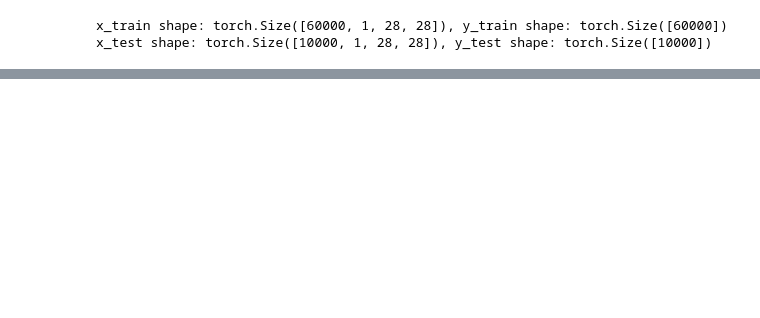
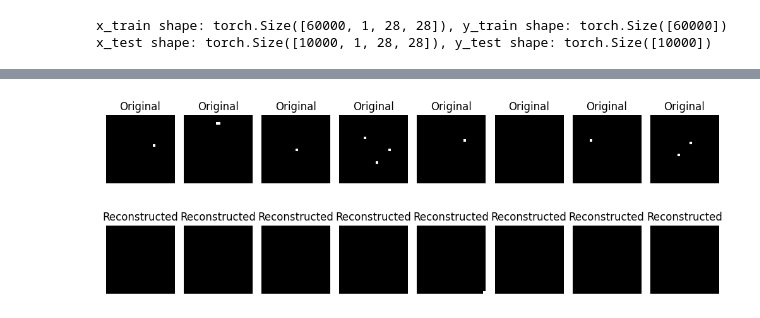
Before and after one commit to duriantaco/BSvarautonet, a Jupyter notebook: bsautoattn_pt.ipynb, the cells around one changed output, grey strips where cells are left out. Cells and saved outputs as stored; diff of their text form; code cells hidden in the pictures; blank space fills up the shorter version.

```diff
--- a/bsautoattn_pt.ipynb
+++ b/bsautoattn_pt.ipynb
@@ -173,11 +183,11 @@ class AutoEncoderWithAttention(nn.Module):
         x = self.decoder(x)
         return x
 
-    def clamp_weights(self):
-        # Enforce non-negative weights
-        for m in self.modules():
-            if isinstance(m, nn.Conv2d) or isinstance(m, nn.ConvTranspose2d):
-                m.weight.data.clamp_(0)
+    # def clamp_weights(self):
+    #     # Enforce non-negative weights
+    #     for m in self.modules():
+    #         if isinstance(m, nn.Conv2d) or isinstance(m, nn.ConvTranspose2d):
+    #             m.weight.data.clamp_(0)
 
     def reconstruct_image(self, x_out):
         x_out2 = x_out.view(-1, 28, 28, self.input_channels)
@@ -186,7 +196,7 @@ class AutoEncoderWithAttention(nn.Module):
         return x_out3
 
 # Instantiate the model with 8 input channels
-model = AutoEncoderWithAttention(input_channels=8)
+model = AutoEncoderWithAttention(input_channels=8).to(device)
 optimizer = optim.Adam(model.parameters(), lr=0.0001)
 criterion = nn.L1Loss()
 # %%
@@ -195,30 +205,32 @@ from torch.utils.data import TensorDataset
 train_dataset = TensorDataset(x_train, y_train)
 test_dataset = TensorDataset(x_test, y_test)
 
-batch_size = 100
+batch_size = 50
 
 train_loader = torch.utils.data.DataLoader(dataset=train_dataset, batch_size=batch_size, shuffle=True)
 test_loader  = torch.utils.data.DataLoader(dataset=test_dataset, batch_size=batch_size, shuffle=False)
 
 # Training loop
-num_epochs = 10
+num_epochs = 50
 for epoch in range(num_epochs):
     model.train()
     epoch_loss = 0
     for batch_idx, (inputs, targets) in enumerate(train_loader):
+        inputs, targets = inputs.to(device), targets.to(device)
+
         optimizer.zero_grad()
         outputs = model(inputs)
         loss = criterion(outputs, targets)
         loss.backward()
         optimizer.step()
-        model.clamp_weights()
+        # model.clamp_weights()
         epoch_loss += loss.item()
     print(f"Epoch [{epoch+1}/{num_epochs}], Loss: {epoch_loss/len(train_loader)}")
 
 # Extract intermediate outputs for visualization
 model.eval()
 with torch.no_grad():
-    test_mid = model(x_test, return_intermediate=True)
+    test_mid = model(x_test.to(device), return_intermediate=True)
 test_mid_np = test_mid.cpu().numpy()
 
 print(f"Shape of intermediate outputs: {test_mid_np.shape}")
@@ -238,42 +408,37 @@ Error:
 # %%
 import torch
 import matplotlib.pyplot as plt
 import numpy as np
 
-device = torch.device('cuda' if torch.cuda.is_available() else 'cpu')
-
-# Function to display images
 def imshow(img, title):
     img = img * 0.5 + 0.5  # Unnormalize to [0,1]
     npimg = img.cpu().numpy()
-    plt.imshow(np.transpose(npimg, (1, 2, 0)).squeeze(), cmap='gray')
+    # Select the first channel (if grayscale) or handle the display for multi-channel data
+    plt.imshow(npimg[0], cmap='gray')  # Displaying the first channel
     plt.title(title)
     plt.axis('off')
 
-# Assume test_loader, model, and device are defined elsewhere
-
-# Get a batch of test images
 dataiter = iter(test_loader)
-images, labels = next(dataiter)
+images, _ = next(dataiter)
 images = images.to(device)
 
 # Get reconstructed images
 with torch.no_grad():
-    outputs = model(images)
+    outputs = model(images.to(device))
 
-# Display original images
 plt.figure(figsize=(10, 4))
 for idx in range(8):
     plt.subplot(2, 8, idx+1)
-    imshow(images[idx], f'Original {labels[idx].item()}')
+    imshow(images[idx], 'Original')  # Display only the first channel
 
-# Display reconstructed images
 for idx in range(8):
     plt.subplot(2, 8, idx+9)
-    imshow(outputs[idx], 'Reconstructed')
+    imshow(outputs[idx], 'Reconstructed')  # Display only the first channel
 
 plt.tight_layout()
 plt.show()
+# %% [output]
+[figure, added]
 # %%
 
 # SVD whitening
```
Also changed, not shown: parts of 6 cells of this notebook, 4 other files.
